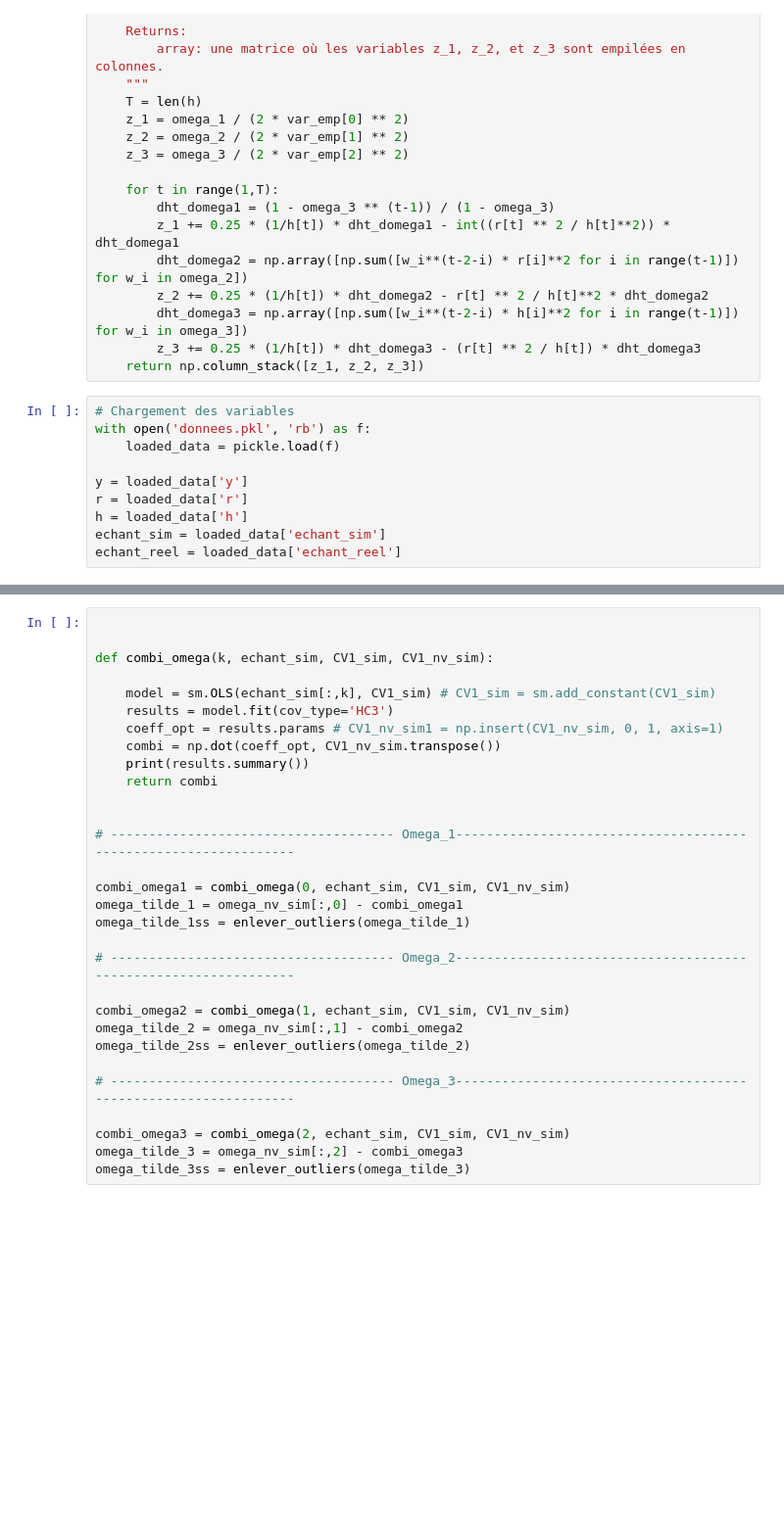
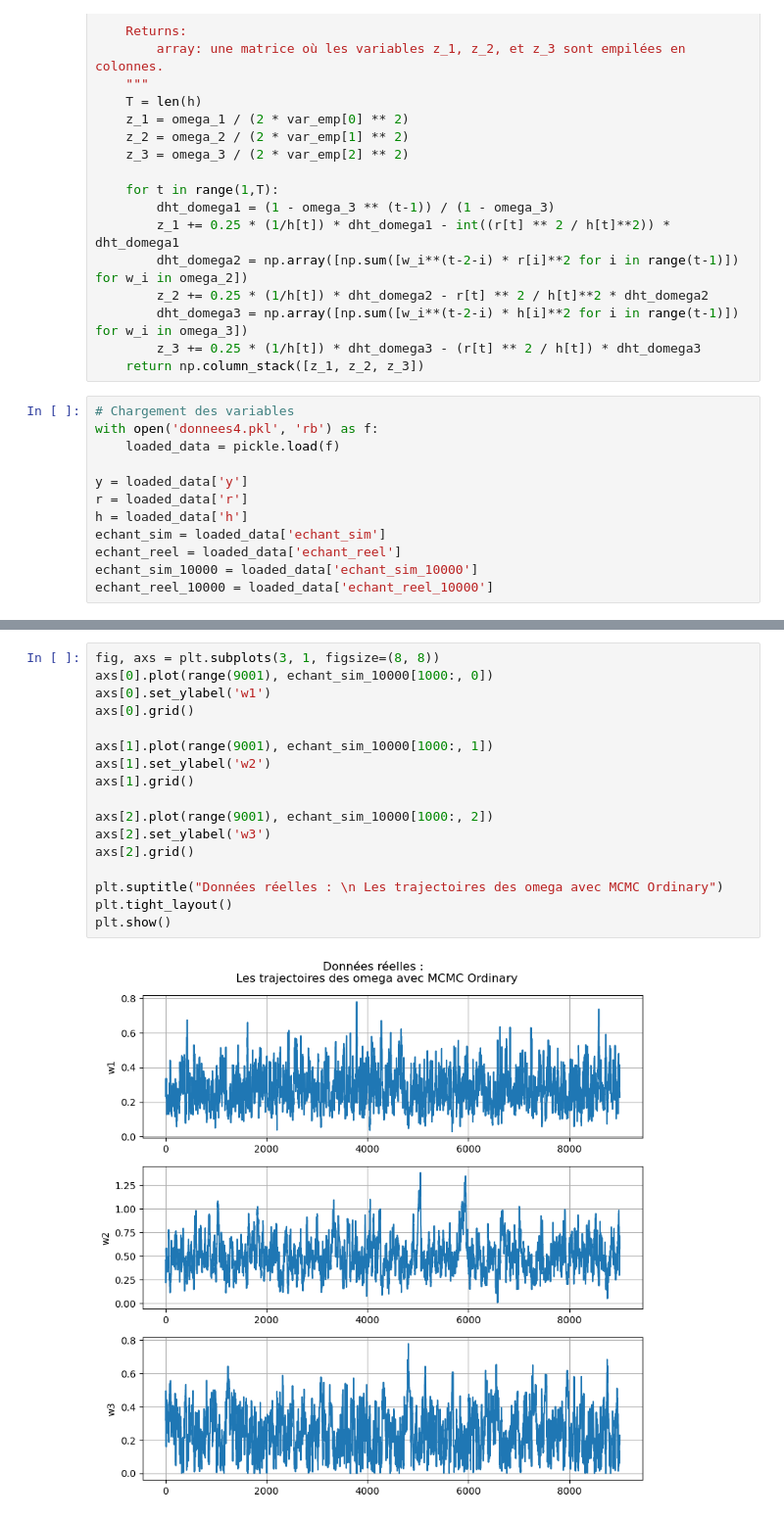
Before and after one commit to nassihsawssane/Monte-Carlo-based-project, a Jupyter notebook: ZV-MCMC_ordre1_Q2.ipynb, the cells around one changed output, grey strips where cells are left out. Shown at 98% size. Cells and saved outputs as stored; diff of their text form; blank space fills up the shorter version.

```diff
--- a/ZV-MCMC_ordre1_Q2.ipynb
+++ b/ZV-MCMC_ordre1_Q2.ipynb
@@ -142,7 +151,7 @@ def calcul_z_2(omega_1, omega_2, omega_3, h, r, var_emp):
     return np.column_stack([z_1, z_2, z_3])
 # %%
 # Chargement des variables
-with open('donnees.pkl', 'rb') as f:
+with open('donnees4.pkl', 'rb') as f:
     loaded_data = pickle.load(f)
 
 y = loaded_data['y']
@@ -150,3 +159,5 @@ r = loaded_data['r']
 h = loaded_data['h']
 echant_sim = loaded_data['echant_sim']
 echant_reel = loaded_data['echant_reel']
+echant_sim_10000 = loaded_data['echant_sim_10000']
+echant_reel_10000 = loaded_data['echant_reel_10000']
@@ -188,33 +379,22 @@ def enlever_outliers(data):
         if (data[i] < limite_inferieure).any() or (data[i] > limite_superieure).any():
             donnees_sans_outliers[i] = donnees_sans_outliers[i - 1]
     return donnees_sans_outliers
-# %%
-
-
-def combi_omega(k, echant_sim, CV1_sim, CV1_nv_sim):
-
-    model = sm.OLS(echant_sim[:,k], CV1_sim) # CV1_sim = sm.add_constant(CV1_sim)
-    results = model.fit(cov_type='HC3')
-    coeff_opt = results.params # CV1_nv_sim1 = np.insert(CV1_nv_sim, 0, 1, axis=1)
-    combi = np.dot(coeff_opt, CV1_nv_sim.transpose())
-    print(results.summary())
-    return combi
-
-
-# ------------------------------------- Omega_1----------------------------------------------------------------
-
-combi_omega1 = combi_omega(0, echant_sim, CV1_sim, CV1_nv_sim)
-omega_tilde_1 = omega_nv_sim[:,0] - combi_omega1
-omega_tilde_1ss = enlever_outliers(omega_tilde_1)
-
-# ------------------------------------- Omega_2----------------------------------------------------------------
-
-combi_omega2 = combi_omega(1, echant_sim, CV1_sim, CV1_nv_sim)
-omega_tilde_2 = omega_nv_sim[:,1] - combi_omega2
-omega_tilde_2ss = enlever_outliers(omega_tilde_2)
-
-# ------------------------------------- Omega_3----------------------------------------------------------------
-
-combi_omega3 = combi_omega(2, echant_sim, CV1_sim, CV1_nv_sim)
-omega_tilde_3 = omega_nv_sim[:,2] - combi_omega3
-omega_tilde_3ss = enlever_outliers(omega_tilde_3)
+# %%
+fig, axs = plt.subplots(3, 1, figsize=(8, 8))
+axs[0].plot(range(9001), echant_sim_10000[1000:, 0])
+axs[0].set_ylabel('w1')
+axs[0].grid()
+
+axs[1].plot(range(9001), echant_sim_10000[1000:, 1])
+axs[1].set_ylabel('w2')
+axs[1].grid()
+
+axs[2].plot(range(9001), echant_sim_10000[1000:, 2])
+axs[2].set_ylabel('w3')
+axs[2].grid()
+
+plt.suptitle("Données réelles : \n Les trajectoires des omega avec MCMC Ordinary")
+plt.tight_layout()
+plt.show()
+# %% [output]
+[figure, added]
```
Also changed, not shown: parts of 29 cells of this notebook, 3 other files.
